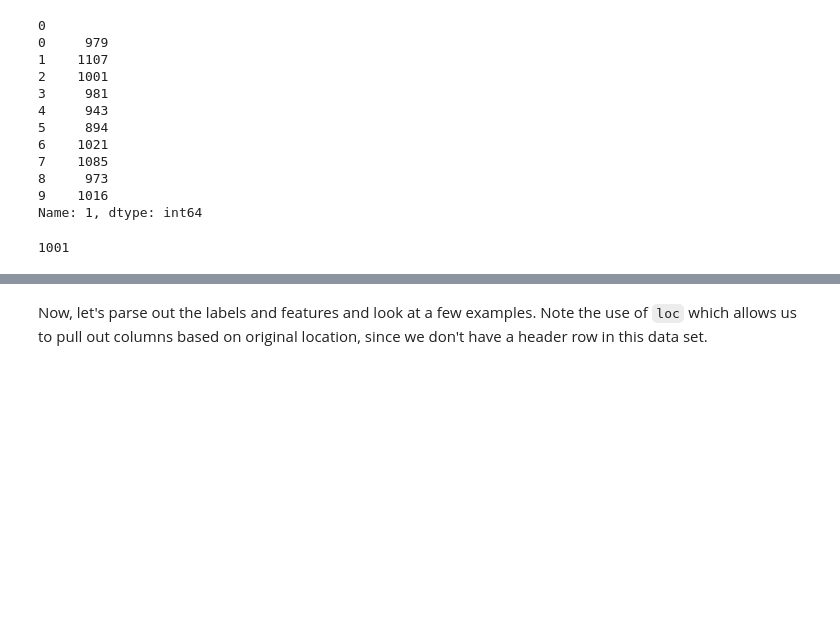
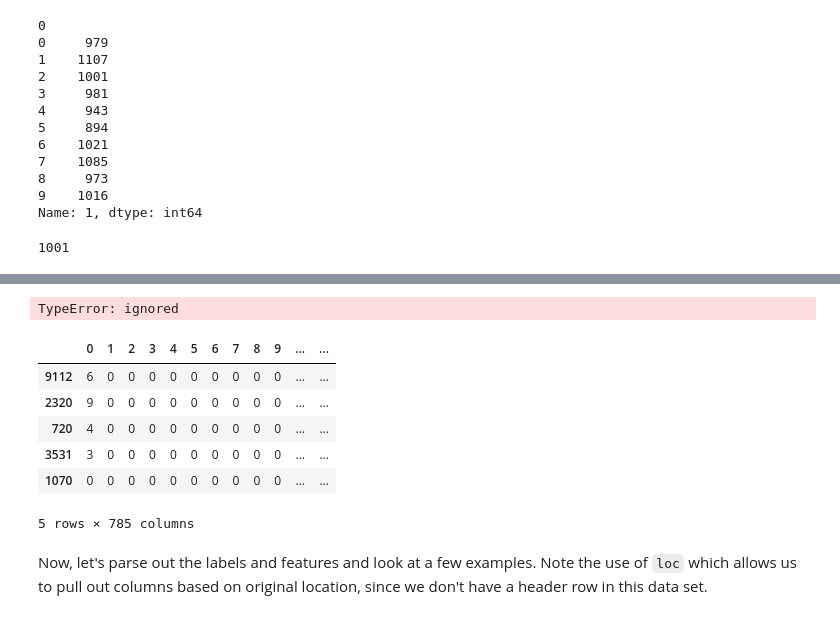
Before and after one commit to tenvol/tsf00, a Jupyter notebook: multi_class_classification_of_handwritten_digits.ipynb, the cells around one changed output, grey strips where cells are left out. Cells and saved outputs as stored; diff of their text form; code cells hidden in the pictures; blank space fills up the shorter version.

```diff
--- a/multi_class_classification_of_handwritten_digits.ipynb
+++ b/multi_class_classification_of_handwritten_digits.ipynb
@@ -212,3 +235,17 @@ len([x for x in mnist_dataframe.loc[:,0] if x == 2])
+# %%
+mnist_dataframe.groupby(0).aggregate()
+# %% [output]
+TypeError: ignored
+# %%
+mnist_dataframe.head(5)
+# %% [output]
+|  | 0 | 1 | 2 | 3 | 4 | 5 | 6 | 7 | 8 | 9 | ... | ... |
+| 9112 | 6 | 0 | 0 | 0 | 0 | 0 | 0 | 0 | 0 | 0 | ... | ... |
+| 2320 | 9 | 0 | 0 | 0 | 0 | 0 | 0 | 0 | 0 | 0 | ... | ... |
+| 720 | 4 | 0 | 0 | 0 | 0 | 0 | 0 | 0 | 0 | 0 | ... | ... |
+| 3531 | 3 | 0 | 0 | 0 | 0 | 0 | 0 | 0 | 0 | 0 | ... | ... |
+| 1070 | 0 | 0 | 0 | 0 | 0 | 0 | 0 | 0 | 0 | 0 | ... | ... |
+5 rows × 785 columns
 # %% [markdown]
 Now, let's parse out the labels and features and look at a few examples. Note the use of `loc` which allows us to pull out columns based on original location, since we don't have a header row in this data set.
 # %%
```
Also changed, not shown: parts of 9 cells of this notebook.
